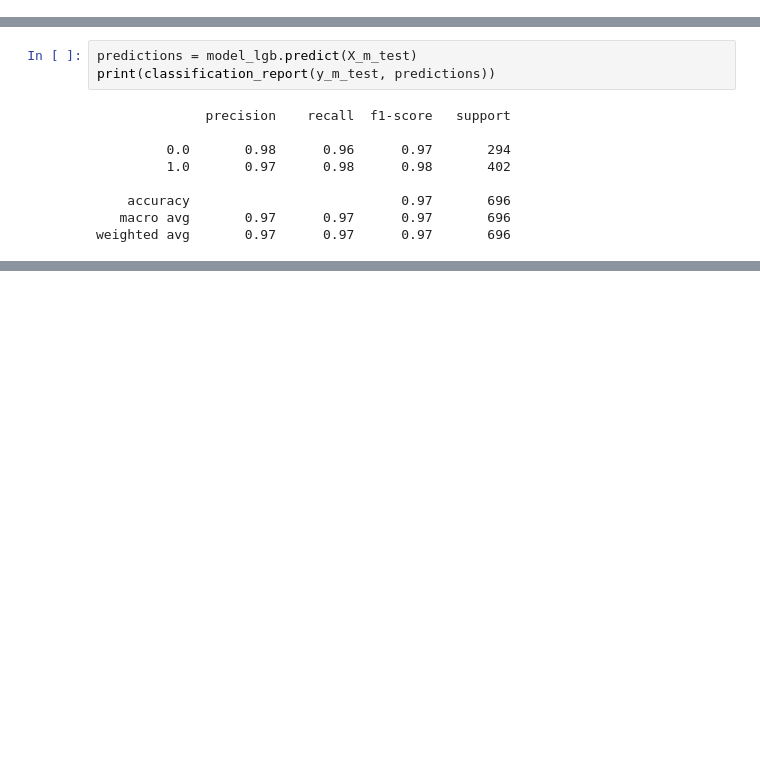
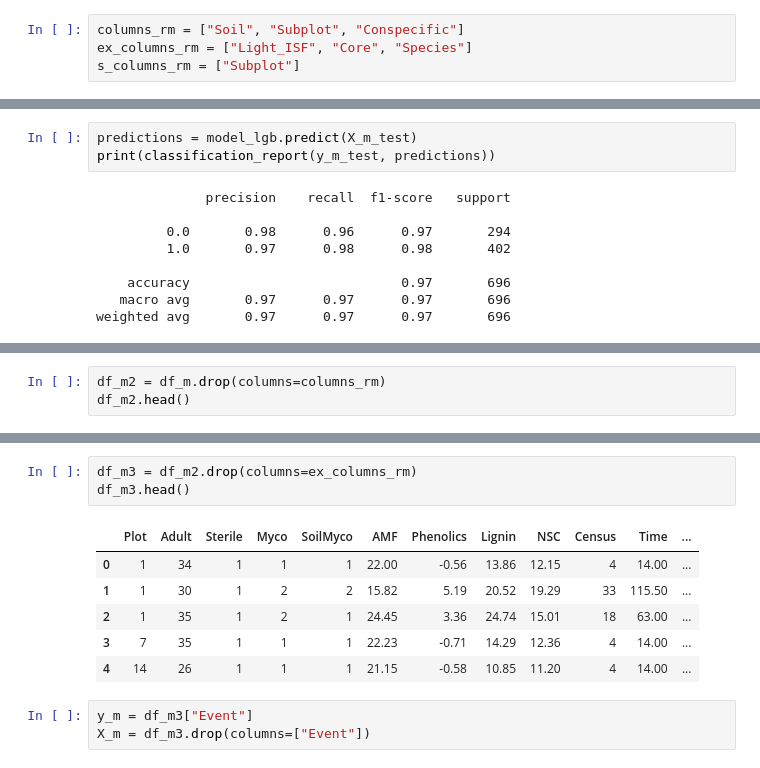
Before and after one commit to Cabone01/Tree_Survival, a Jupyter notebook: Tree_Notebook.ipynb, the cells around one changed output, grey strips where cells are left out. Drawn from its saved outputs; the diff is of its cells as text; blank space fills up the shorter version.

```diff
--- a/Tree_Notebook.ipynb
+++ b/Tree_Notebook.ipynb
@@ -236,6 +234,10 @@ df_m.corr()
 | Census | -0.06 | 0.00 | -0.02 | 0.02 | 0.05 | -0.02 | 0.04 | -0.01 | 0.38 | 0.01 | ... |
 | Time | -0.06 | 0.00 | -0.02 | 0.02 | 0.05 | -0.02 | 0.04 | -0.01 | 0.38 | 0.01 | ... |
 | Event | -0.07 | -0.00 | -0.04 | -0.05 | -0.05 | -0.00 | -0.08 | 0.00 | -0.60 | -0.05 | ... |
+# %%
+columns_rm = ["Soil", "Subplot", "Conspecific"]
+ex_columns_rm = ["Light_ISF", "Core", "Species"]
+s_columns_rm = ["Subplot"]
 # %%
 # Cross tabulation between Adult and Event
 CrosstabResult=pd.crosstab(index=df_m["Adult"],columns=df_m["Event"])
@@ -336,0 +333,3 @@ weighted avg       0.97      0.97      0.97       696
+# %%
+df_m2 = df_m.drop(columns=columns_rm)
+df_m2.head()
@@ -336,0 +393,13 @@ weighted avg       0.97      0.97      0.97       696
+# %%
+df_m3 = df_m2.drop(columns=ex_columns_rm)
+df_m3.head()
+# %% [output]
+|  | Plot | Adult | Sterile | Myco | SoilMyco | AMF | Phenolics | Lignin | NSC | Census | Time | ... |
+| 0 | 1 | 34 | 1 | 1 | 1 | 22.00 | -0.56 | 13.86 | 12.15 | 4 | 14.00 | ... |
+| 1 | 1 | 30 | 1 | 2 | 2 | 15.82 | 5.19 | 20.52 | 19.29 | 33 | 115.50 | ... |
+| 2 | 1 | 35 | 1 | 2 | 1 | 24.45 | 3.36 | 24.74 | 15.01 | 18 | 63.00 | ... |
+| 3 | 7 | 35 | 1 | 1 | 1 | 22.23 | -0.71 | 14.29 | 12.36 | 4 | 14.00 | ... |
+| 4 | 14 | 26 | 1 | 1 | 1 | 21.15 | -0.58 | 10.85 | 11.20 | 4 | 14.00 | ... |
+# %%
+y_m = df_m3["Event"]
+X_m = df_m3.drop(columns=["Event"])
```
Also changed, not shown: parts of 42 cells of this notebook.
